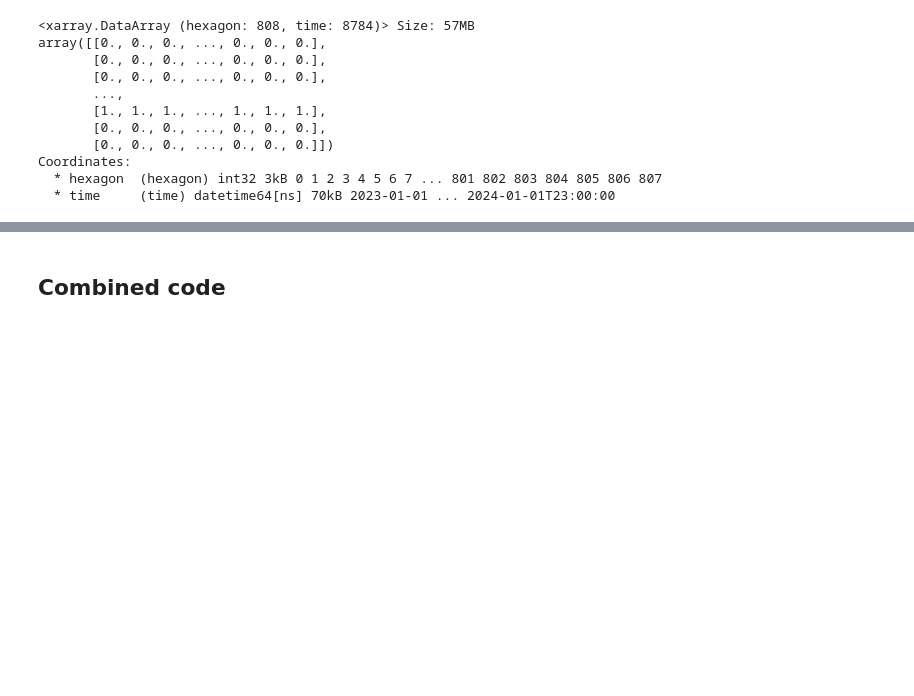
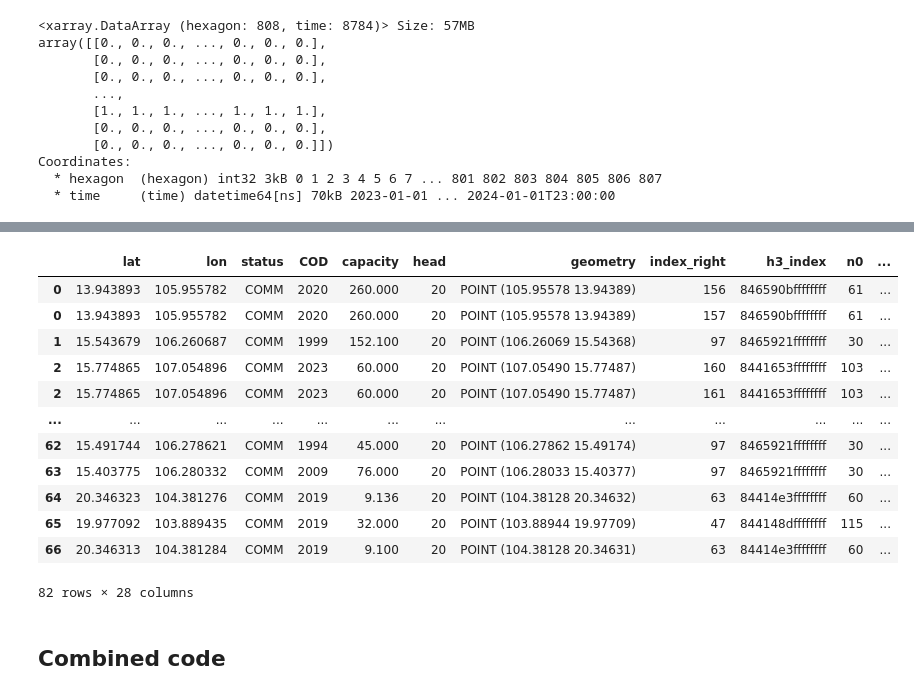
Before and after one commit to lukasschirren/GeoH2-Laos-Master-Thesis, a Jupyter notebook: hydro_test_env.ipynb, the cells around one changed output, grey strips where cells are left out. Drawn from its saved outputs; the diff is of its cells as text; code cells hidden in the pictures; blank space fills up the shorter version.

Commit message:
Finish integration of hydropower

```diff
--- a/test.ipynb
+++ b/hydro_test_env.ipynb
@@ -422,3 +432,44 @@ Coordinates:
+# %%
+location_hydro['geometry'] = gpd.points_from_xy(location_hydro.lon, location_hydro.lat)
+
+# Ensure both GeoDataFrames are in the same CRS
+if location_hydro.crs != hexagons.crs:
+    location_hydro = location_hydro.to_crs(hexagons.crs)
+
+
+
+# Perform spatial join to map each hydro plant to its corresponding hexagon
+hydro_hex_mapping = gpd.sjoin(location_hydro, hexagons, how='left', predicate='within')
+
+# Add the hydro plant indices to the mapping
+hydro_hex_mapping['plant_index'] = hydro_hex_mapping.index
+
+# Get the number of hexagons and time steps dynamically
+num_hexagons = len(hexagons)
+num_time_steps = len(capacity_factor.time)
+
+# Initialize an empty DataArray for the new capacity_factor with dynamic dimensions
+capacity_hexagon = xr.DataArray(
+    data=np.zeros((num_hexagons, num_time_steps)),
+    dims=['hexagon', 'time'],
+    coords={'hexagon': np.arange(num_hexagons), 'time': capacity_factor.time}
+)
+# %%
+hydro_hex_mapping
+# %% [output]
+|  | lat | lon | status | COD | capacity | head | geometry | index_right | h3_index | n0 | ... |
+| 0 | 13.943893 | 105.955782 | COMM | 2020 | 260.000 | 20 | POINT (105.95578 13.94389) | 156 | 846590bffffffff | 61 | ... |
+| 0 | 13.943893 | 105.955782 | COMM | 2020 | 260.000 | 20 | POINT (105.95578 13.94389) | 157 | 846590bffffffff | 61 | ... |
+| 1 | 15.543679 | 106.260687 | COMM | 1999 | 152.100 | 20 | POINT (106.26069 15.54368) | 97 | 8465921ffffffff | 30 | ... |
+| 2 | 15.774865 | 107.054896 | COMM | 2023 | 60.000 | 20 | POINT (107.05490 15.77487) | 160 | 8441653ffffffff | 103 | ... |
+| 2 | 15.774865 | 107.054896 | COMM | 2023 | 60.000 | 20 | POINT (107.05490 15.77487) | 161 | 8441653ffffffff | 103 | ... |
+| ... | ... | ... | ... | ... | ... | ... | ... | ... | ... | ... | ... |
+| 62 | 15.491744 | 106.278621 | COMM | 1994 | 45.000 | 20 | POINT (106.27862 15.49174) | 97 | 8465921ffffffff | 30 | ... |
+| 63 | 15.403775 | 106.280332 | COMM | 2009 | 76.000 | 20 | POINT (106.28033 15.40377) | 97 | 8465921ffffffff | 30 | ... |
+| 64 | 20.346323 | 104.381276 | COMM | 2019 | 9.136 | 20 | POINT (104.38128 20.34632) | 63 | 84414e3ffffffff | 60 | ... |
+| 65 | 19.977092 | 103.889435 | COMM | 2019 | 32.000 | 20 | POINT (103.88944 19.97709) | 47 | 844148dffffffff | 115 | ... |
+| 66 | 20.346313 | 104.381284 | COMM | 2019 | 9.100 | 20 | POINT (104.38128 20.34631) | 63 | 84414e3ffffffff | 60 | ... |
+82 rows × 28 columns
 # %% [markdown]
 ## Combined code
 # %%
```
Also changed, not shown: parts of 15 cells of this notebook, 2 other files.
